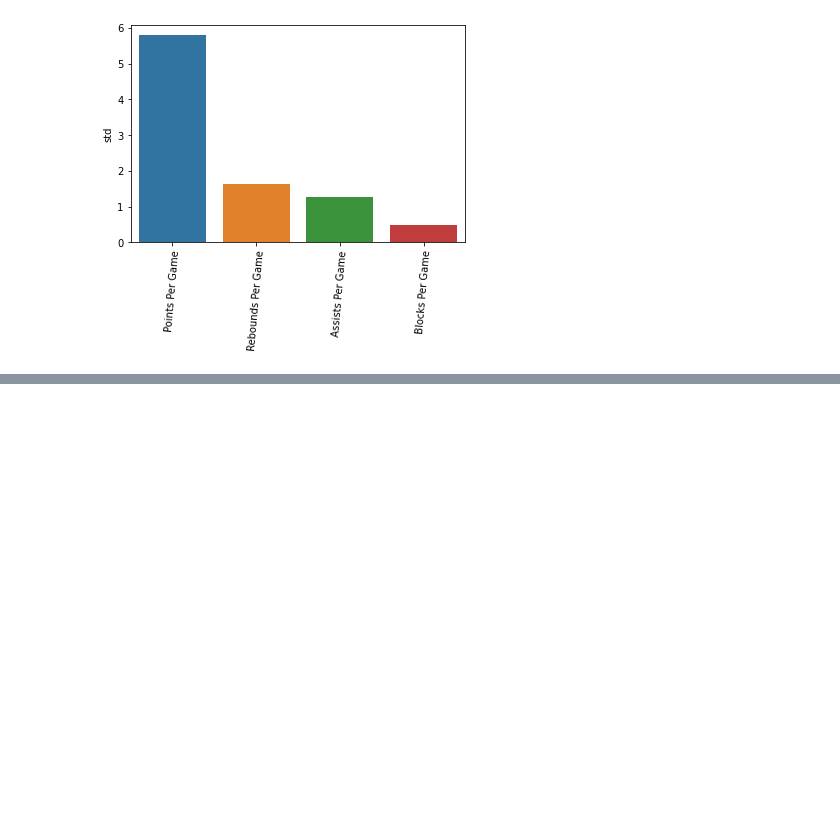
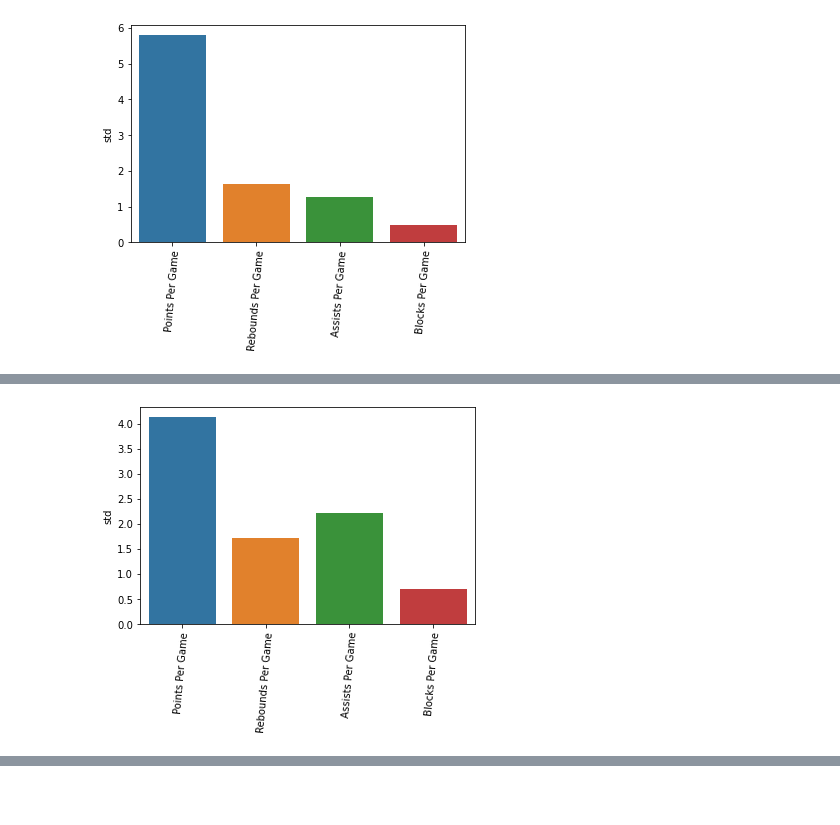
Before and after one commit to PhilippeBellefeuille/ProjetProgrammationGestion, a Jupyter notebook: Project.ipynb, the cells around one changed output, grey strips where cells are left out. Cells and saved outputs as stored; diff of their text form; code cells hidden in the pictures; blank space fills up the shorter version.

```diff
--- a/Project.ipynb
+++ b/Project.ipynb
@@ -185,3 +185,11 @@ for item in graph_stdjoOLY2020.get_xticklabels():
         item.set_rotation(85)
 # %% [output]
 [figure]
+# %%
+##2.1.TROUVER L'ÉCART-TYPE L'ÉQUIPE NBA 2016(stdEquipeNBA2016):
+stdEquipeNBA2016 = equipeNBA2016.agg(
+    {"Points Per Game": ["std"],
+           "Rebounds Per Game": ["std"],
+           "Assists Per Game":["std"],
+           "Blocks Per Game": ["std"]}).transpose()
+stdEquipeNBA2016
@@ -187,0 +202,6 @@ for item in graph_stdjoOLY2020.get_xticklabels():
+# %%
+graph_stdEquipeNBA2016 = seaborn.barplot(x=['Points Per Game','Rebounds Per Game','Assists Per Game','Blocks Per Game'] ,y='std',data=stdEquipeNBA2016)
+for item in graph_stdEquipeNBA2016.get_xticklabels():
+        item.set_rotation(85)
+# %% [output]
+[figure, added]
```
Also changed, not shown: parts of 5 cells of this notebook.
